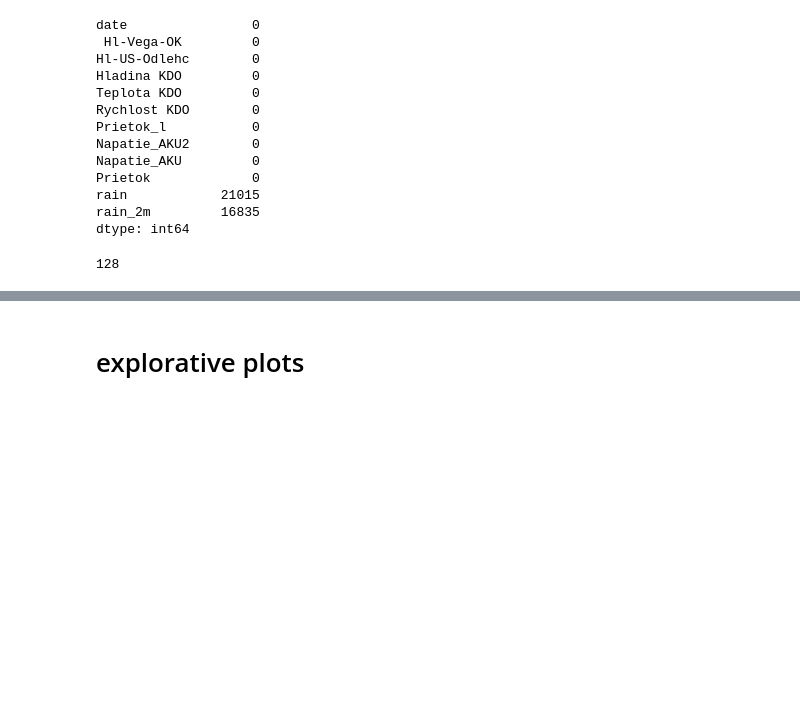
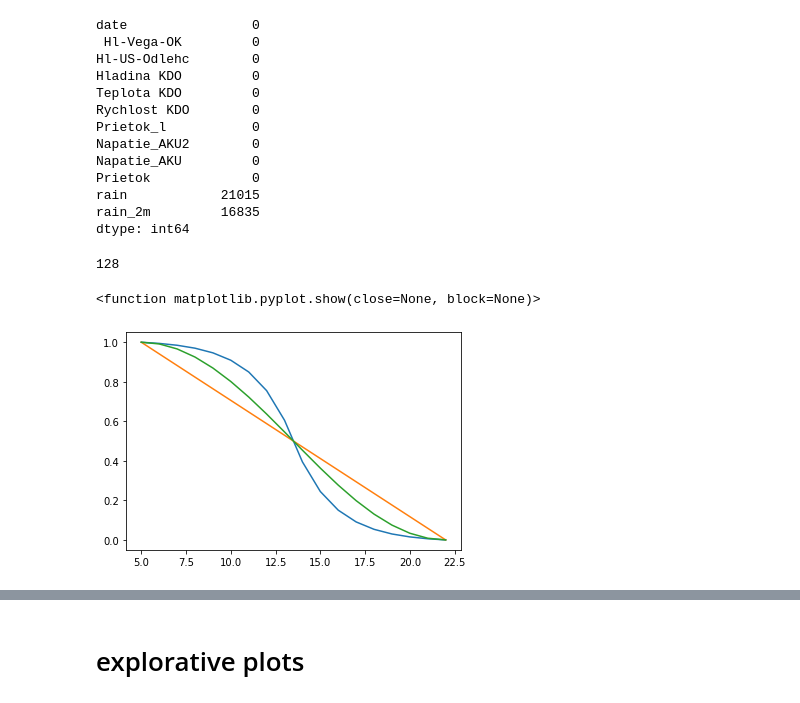
Before and after one commit to macejova/Ecox-seminar-project, a Jupyter notebook: Ecox seminar project-Copy1.ipynb, the cells around one changed output, grey strips where cells are left out. Drawn from its saved outputs; the diff is of its cells as text; code cells hidden in the pictures; blank space fills up the shorter version.

```diff
--- a/Ecox seminar project-Copy1.ipynb
+++ b/Ecox seminar project-Copy1.ipynb
@@ -148,5 +148,31 @@ dtype: int64
 sum(data["Prietok"] == 0)
 # %% [output]
 128
+# %%
+def g(x, a,b):
+    """Interval compression to a unit interval."""
+    return (x-a)/(b-a)
+# %%
+G = np.vectorize(g)
+# %%
+def exp_weight(x, d):
+    """Lower positive d leads to more concave/convex weight function."""
+    c = (2*d+1)**2 /(4*d)
+    b = 4*d**2 / (2*d+1)**2   # = d/c
+    if x >= 1/2:
+        return c * b**x -d
+    return 1 - exp_weight(1-x, d)
+
+a = 5
+b = 22
+xs = range(a,b+1)
+ys = [exp_weight(g(x,a,b),1/100) for x in xs]
+plt.plot(xs,ys)
+plt.plot(xs,1-G(xs,a,b))
+plt.plot(xs, [0.5 + np.cos(np.pi*g(x,a,b))/2 for x in xs])
+plt.show
+# %% [output]
+<function matplotlib.pyplot.show(close=None, block=None)>
+[figure, added]
 # %%
 def get_Kmeans(data, variables, n_clusters, n_init=10, standardize = False, nan_replace = "mean", show_centers = True,
```
Also changed, not shown: parts of 20 cells of this notebook.
